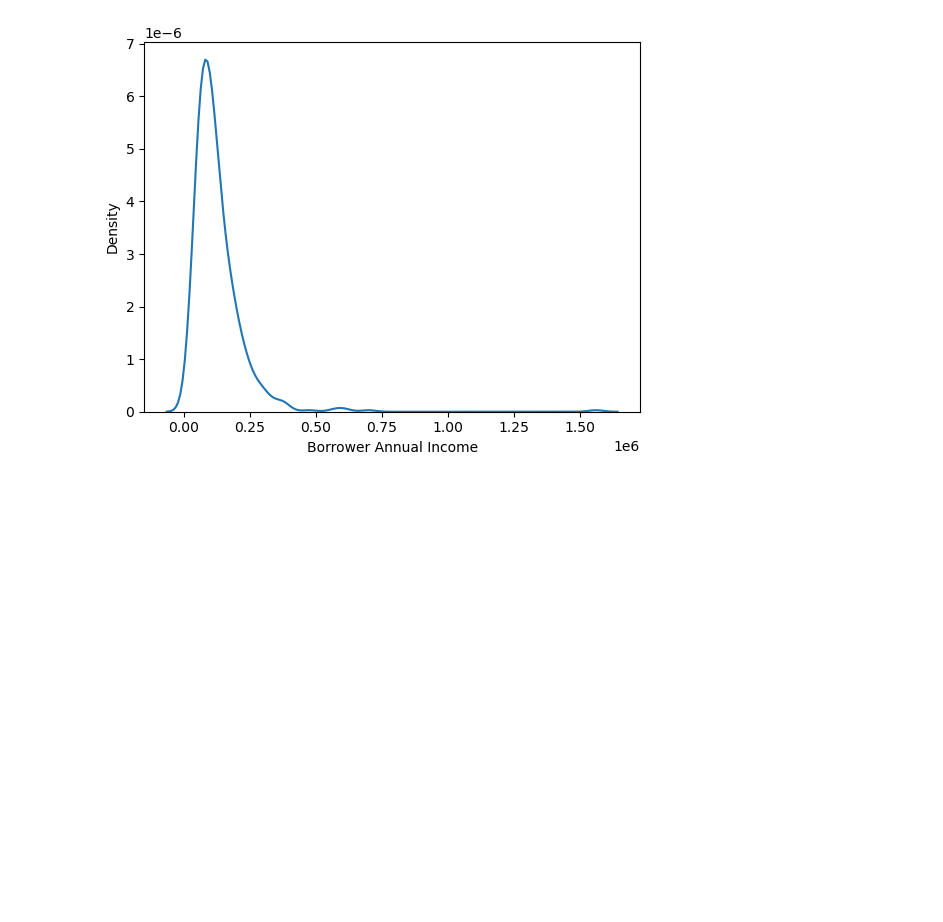
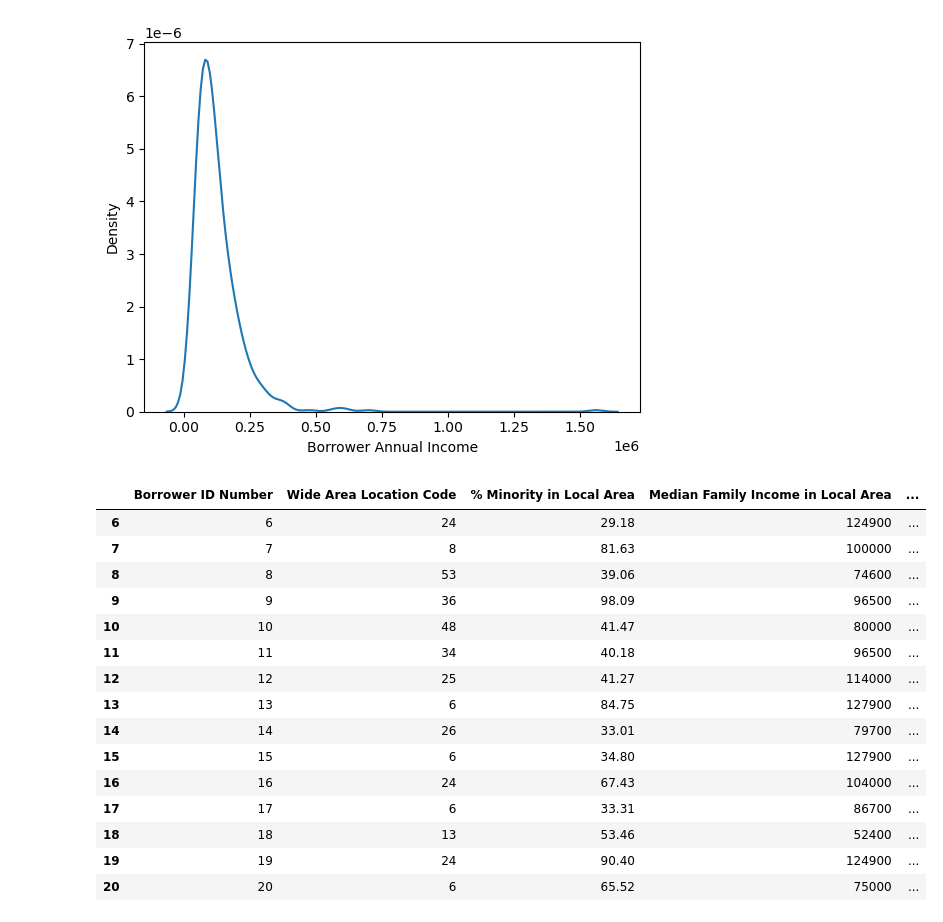
Before and after one commit to KunalNeon/CommBank, a Jupyter notebook: dataSet.ipynb, the cells around one changed output. Saved outputs shown, nothing was run; the diff lists cells and outputs as text; code cells hidden in the pictures; blank space fills up the shorter version.

```diff
--- a/dataSet.ipynb
+++ b/dataSet.ipynb
@@ -111,3 +111,22 @@ sns.kdeplot(newDataSet['Borrower Annual Income'], bw_adjust=0.9)
 # %% [output]
 <Axes: xlabel='Borrower Annual Income', ylabel='Density'>
 [figure]
+# %%
+newDataSet[5:20]
+# %% [output]
+|  | Borrower ID Number | Wide Area Location Code | % Minority in Local Area | Median Family Income in Local Area | ... |
+| 6 | 6 | 24 | 29.18 | 124900 | ... |
+| 7 | 7 | 8 | 81.63 | 100000 | ... |
+| 8 | 8 | 53 | 39.06 | 74600 | ... |
+| 9 | 9 | 36 | 98.09 | 96500 | ... |
+| 10 | 10 | 48 | 41.47 | 80000 | ... |
+| 11 | 11 | 34 | 40.18 | 96500 | ... |
+| 12 | 12 | 25 | 41.27 | 114000 | ... |
+| 13 | 13 | 6 | 84.75 | 127900 | ... |
+| 14 | 14 | 26 | 33.01 | 79700 | ... |
+| 15 | 15 | 6 | 34.80 | 127900 | ... |
+| 16 | 16 | 24 | 67.43 | 104000 | ... |
+| 17 | 17 | 6 | 33.31 | 86700 | ... |
+| 18 | 18 | 13 | 53.46 | 52400 | ... |
+| 19 | 19 | 24 | 90.40 | 124900 | ... |
+| 20 | 20 | 6 | 65.52 | 75000 | ... |
```
